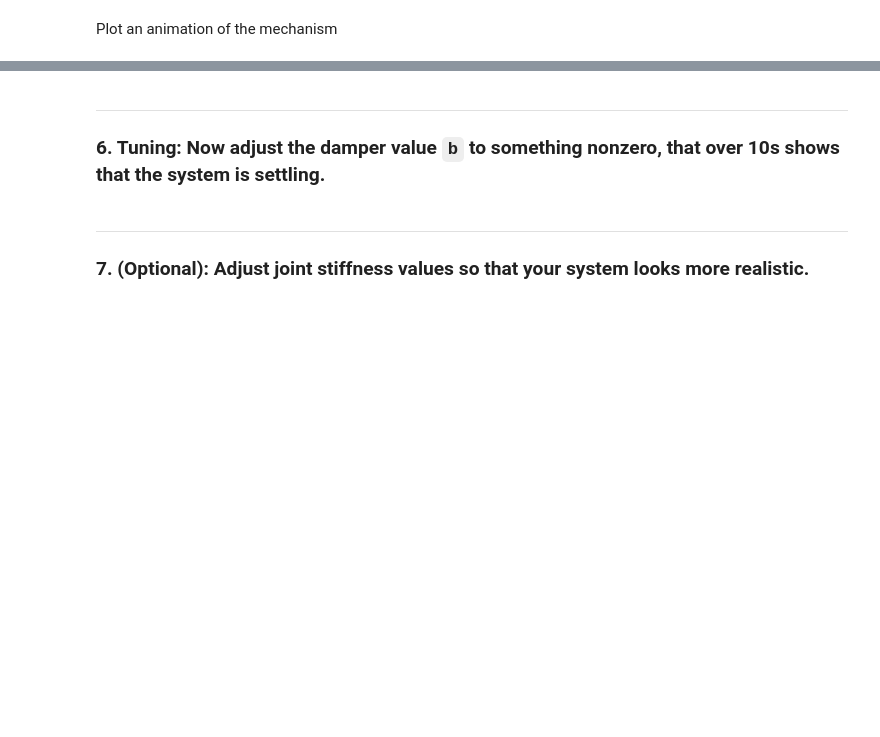
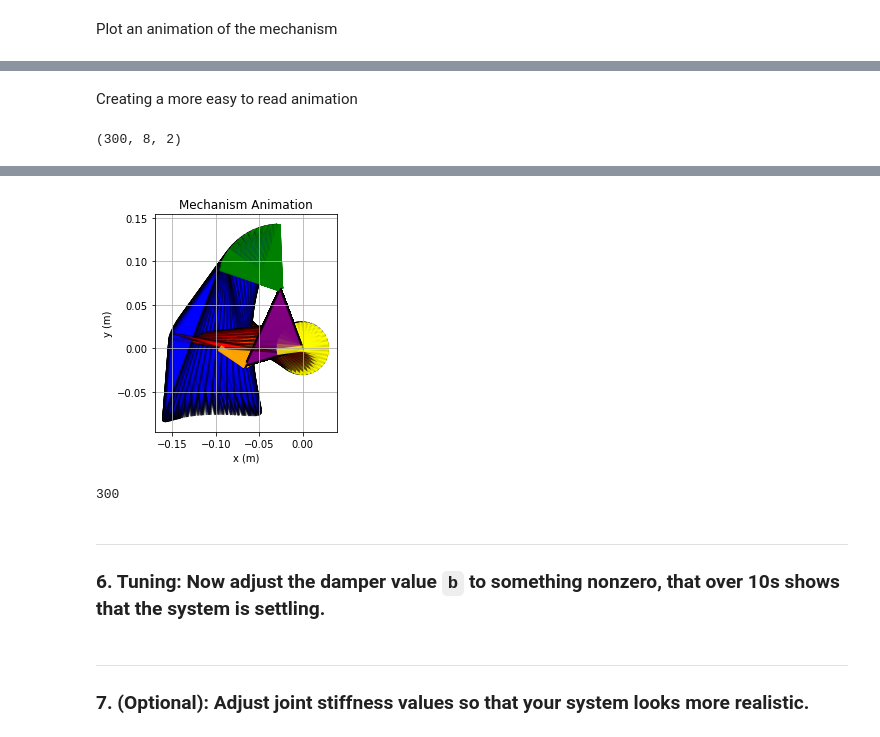
Before and after one commit to arnoldjames98/arnoldjames98.github.io, a Jupyter notebook: systemDynamics.ipynb, the cells around one changed output, grey strips where cells are left out. Drawn from its saved outputs; the diff is of its cells as text; code cells hidden in the pictures; blank space fills up the shorter version.

Commit message:
Customized animation

```diff
--- a/systemDynamics.ipynb
+++ b/systemDynamics.ipynb
@@ -558,3 +595,39 @@ from IPython.display import HTML
 HTML(points_output.anim.to_html5_video())
 # %% [output]
 [interactive output not drawn]
+# %% [markdown]
+Creating a more easy to read animation
+# %%
+from matplotlib.animation import FuncAnimation
+print(y.shape)
+#print(y)
+#print(y[0])
+
+def animate(i):
+    # Blue link
+    blueLink = plt.fill([y[i][7,0],  y[i][6,0],  y[i][5,0]], [ y[i][7,1],  y[i][6,1],  y[i][5,1]], facecolor='blue', edgecolor="black",linewidth=2, alpha=0.6)
+    # Purple link
+    purpleLink = plt.fill([ y[i][0,0],  y[i][2,0],  y[i][4,0]], [ y[i][0,1],  y[i][2,1],  y[i][4,1]], facecolor='purple', edgecolor="black",linewidth=2, alpha=0.6)
+    # Red link
+    redLink = plt.fill([ y[i][1,0],  y[i][3,0],  y[i][6,0]], [ y[i][1,1],  y[i][3,1],  y[i][6,1]], facecolor='red', edgecolor="black",linewidth=2, alpha=0.6)
+    # Orange link
+    orangeLink = plt.fill([ y[i][2,0],  y[i][3,0]], [ y[i][2,1],  y[i][3,1]], edgecolor="orange",linewidth=6, alpha=0.8)
+    # Green link
+    greenLink = plt.fill([ y[i][4,0],  y[i][5,0]], [ y[i][4,1],  y[i][5,1]], edgecolor="green",linewidth=6, alpha=0.8)
+    # Yellow link
+    yellowLink = plt.fill([ y[i][0,0],  y[i][1,0]], [ y[i][0,1],  y[i][1,1]], edgecolor="yellow",linewidth=6, alpha=0.8)
+    plt.axis('scaled')
+
+    return blueLink
+
+fig, ax = plt.subplots()
+
+plt.title('Mechanism Animation')
+plt.xlabel('x (m)')
+plt.ylabel('y (m)')
+plt.grid()
+
+anim = FuncAnimation(fig, animate, frames=t.size, interval=fps, blit=True)
+HTML(anim.to_html5_video())
+# %% [output]
+(300, 8, 2)
@@ -561,3 +635,8 @@ HTML(points_output.anim.to_html5_video())
+[figure, added]
+# %%
+t.size
+# %% [output]
+300
 # %% [markdown]
 
 
```
Also changed, not shown: parts of 16 cells of this notebook.
